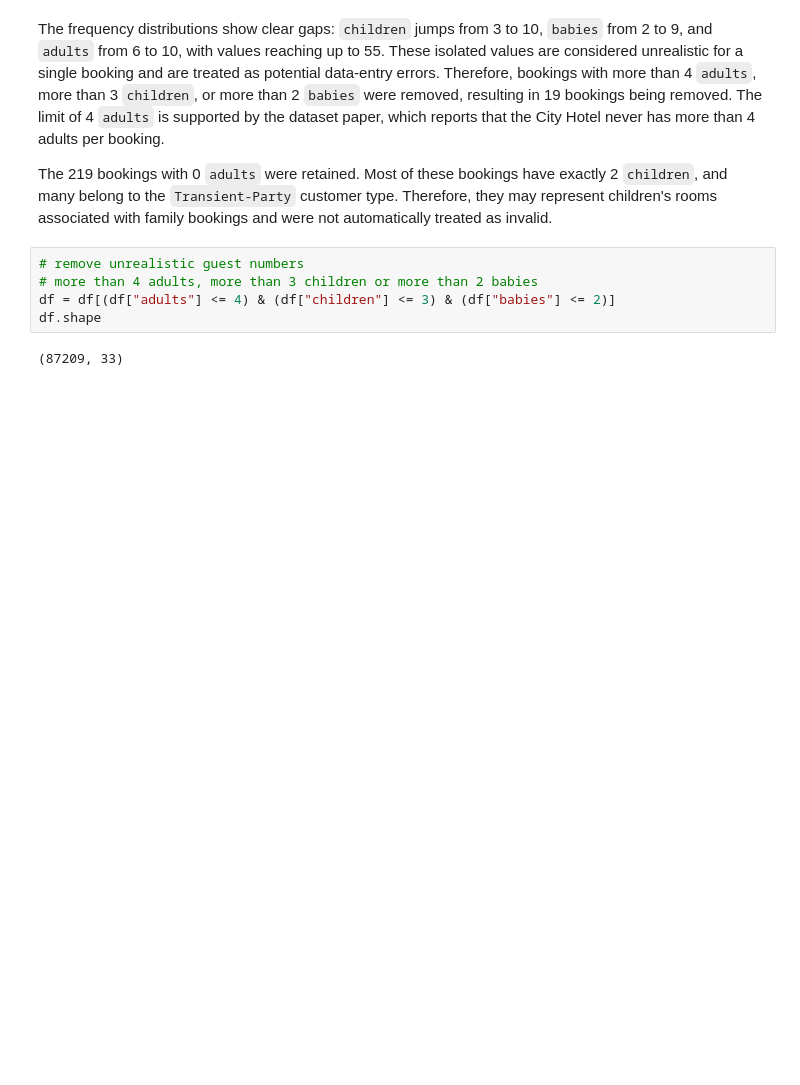
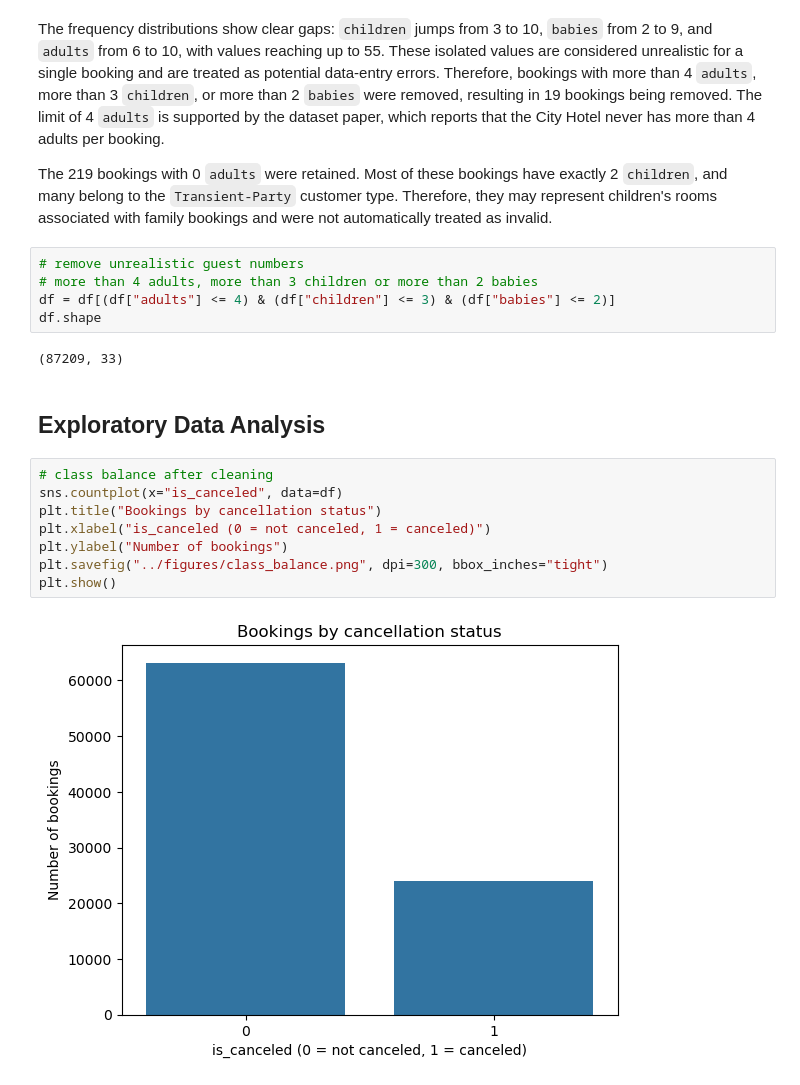
Before and after one commit to hadhanushkadesilva-web/hotel-cancellation-ml, a Jupyter notebook: notebooks/01_eda_preprocessing.ipynb, the cells around one changed output. Saved outputs shown, nothing was run; the diff lists cells and outputs as text; blank space fills up the shorter version.

```diff
--- a/notebooks/01_eda_preprocessing.ipynb
+++ b/notebooks/01_eda_preprocessing.ipynb
@@ -287,3 +288,15 @@ df = df[(df["adults"] <= 4) & (df["children"] <= 3) & (df["babies"] <= 2)]
 df.shape
 # %% [output]
 (87209, 33)
+# %% [markdown]
+## Exploratory Data Analysis
+# %%
+# class balance after cleaning
+sns.countplot(x="is_canceled", data=df)
+plt.title("Bookings by cancellation status")
+plt.xlabel("is_canceled (0 = not canceled, 1 = canceled)")
+plt.ylabel("Number of bookings")
+plt.savefig("../figures/class_balance.png", dpi=300, bbox_inches="tight")
+plt.show()
+# %% [output]
+[figure, added]
```
Also changed, not shown: parts of 10 cells of this notebook, 2 other files.
